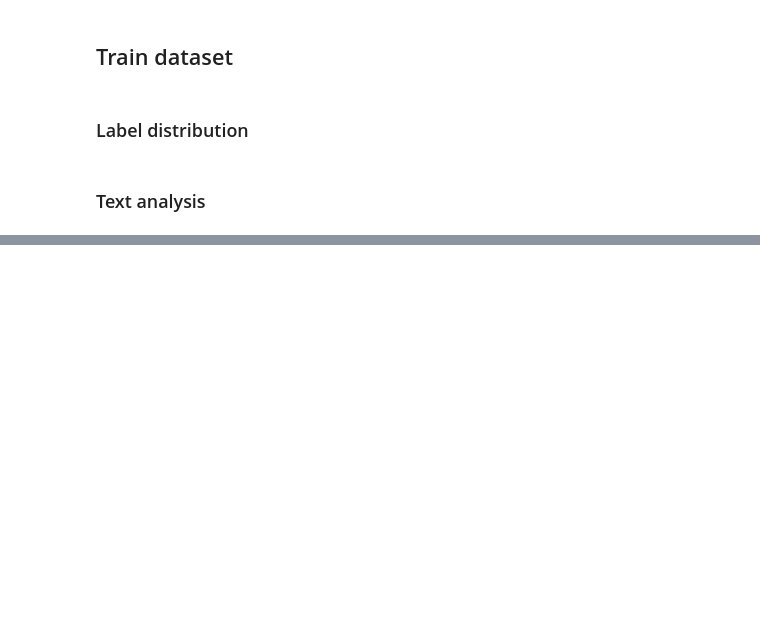
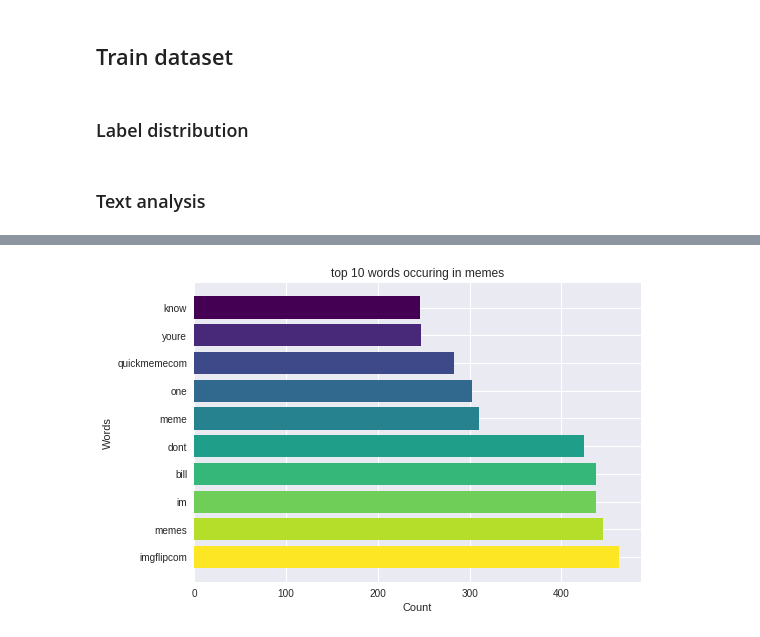
Before and after one commit to bonheml/SESAM, a Jupyter notebook: data_visualisation.ipynb, the cells around one changed output, grey strips where cells are left out. Saved outputs shown, nothing was run; the diff lists cells and outputs as text; code cells hidden in the pictures; blank space fills up the shorter version.

```diff
--- a/data_visualisation.ipynb
+++ b/data_visualisation.ipynb
@@ -103,0 +161,12 @@ array(['image_and_text ', 'image', 'text', 'image_and_text  '],
+# %%
+def plot_top_n(content, title, cmap="viridis", n=10):
+    filtered_words = [word for word in content.split() if word not in STOPWORDS]
+    counted_words = Counter(filtered_words)
+    top_n = counted_words.most_common(n)
+    words, count = zip(*top_n)
+    color = plt.get_cmap(cmap)(np.linspace(1, 0, n))
+    mpl.style.use('seaborn')
+    plt.title(title)
+    plt.xlabel('Count')
+    plt.ylabel('Words')
+    plt.barh(words, count, color=color)
@@ -103,0 +179,5 @@ array(['image_and_text ', 'image', 'text', 'image_and_text  '],
+# %%
+content = ' '.join(train.text_cleaned)
+plot_top_n(content, "top 10 words occuring in memes", n=10)
+# %% [output]
+[figure, added]
```
Also changed, not shown: parts of 30 cells of this notebook.
